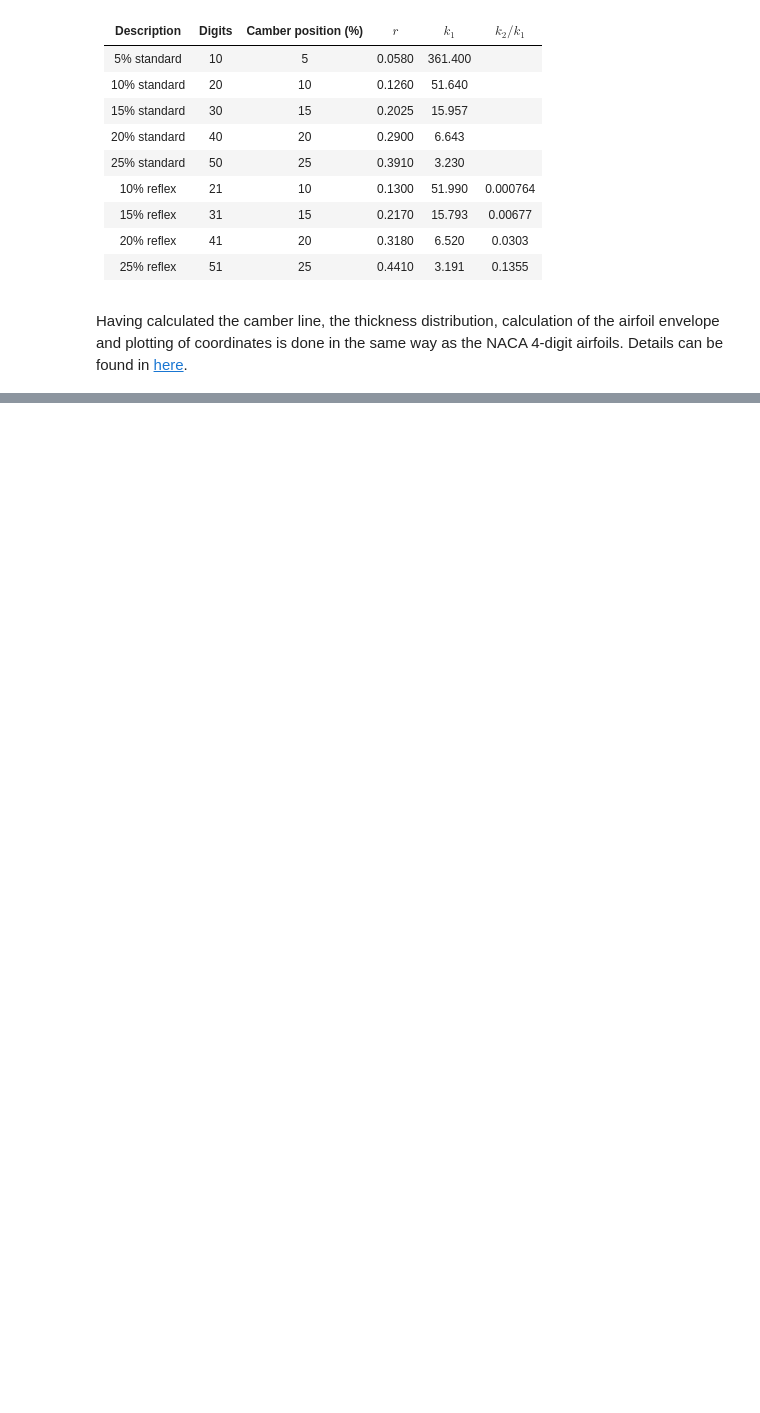
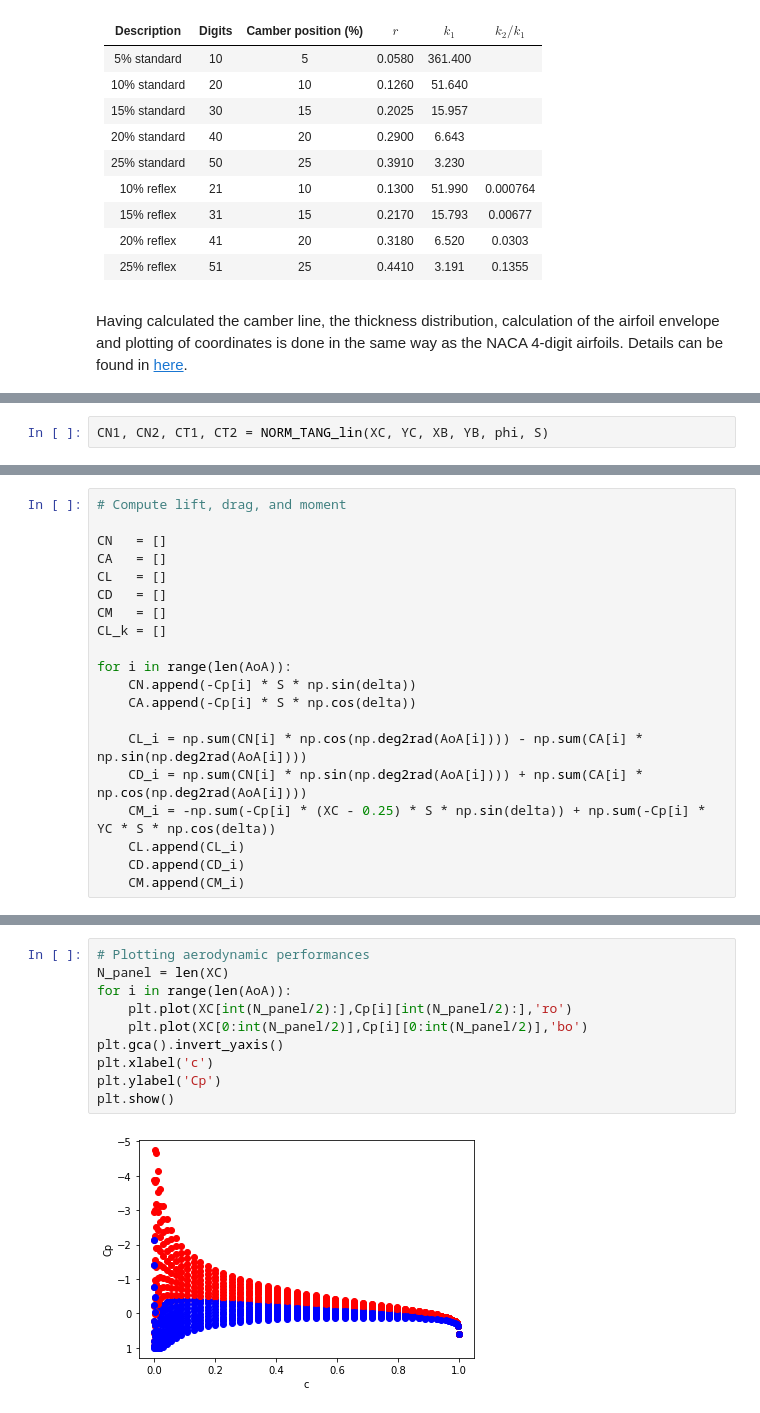
Before and after one commit to alfiyandyhr/VortexPanelMethod, a Jupyter notebook: airfoil_vpm.ipynb, the cells around one changed output, grey strips where cells are left out. Drawn from its saved outputs; the diff is of its cells as text; blank space fills up the shorter version.

```diff
--- a/airfoil_vpm.ipynb
+++ b/airfoil_vpm.ipynb
@@ -436,0 +573,2 @@ plt.show()
+# %%
+CN1, CN2, CT1, CT2 = NORM_TANG_lin(XC, YC, XB, YB, phi, S)
@@ -436,0 +662,20 @@ plt.show()
+# %%
+# Compute lift, drag, and moment
+
+CN   = []
+CA   = []
+CL   = []
+CD   = []
+CM   = []
+CL_k = []
+
+for i in range(len(AoA)):
+    CN.append(-Cp[i] * S * np.sin(delta))
+    CA.append(-Cp[i] * S * np.cos(delta))
+
+    CL_i = np.sum(CN[i] * np.cos(np.deg2rad(AoA[i]))) - np.sum(CA[i] * np.sin(np.deg2rad(AoA[i])))
+    CD_i = np.sum(CN[i] * np.sin(np.deg2rad(AoA[i]))) + np.sum(CA[i] * np.cos(np.deg2rad(AoA[i])))
+    CM_i = -np.sum(-Cp[i] * (XC - 0.25) * S * np.sin(delta)) + np.sum(-Cp[i] * YC * S * np.cos(delta))
+    CL.append(CL_i)
+    CD.append(CD_i)
+    CM.append(CM_i)
@@ -436,0 +691,12 @@ plt.show()
+# %%
+# Plotting aerodynamic performances
+N_panel = len(XC)
+for i in range(len(AoA)):
+    plt.plot(XC[int(N_panel/2):],Cp[i][int(N_panel/2):],'ro')
+    plt.plot(XC[0:int(N_panel/2)],Cp[i][0:int(N_panel/2)],'bo')
+plt.gca().invert_yaxis()
+plt.xlabel('c')
+plt.ylabel('Cp')
+plt.show()
+# %% [output]
+[figure, added]
```
Also changed, not shown: parts of 18 cells of this notebook, 3 other files.
